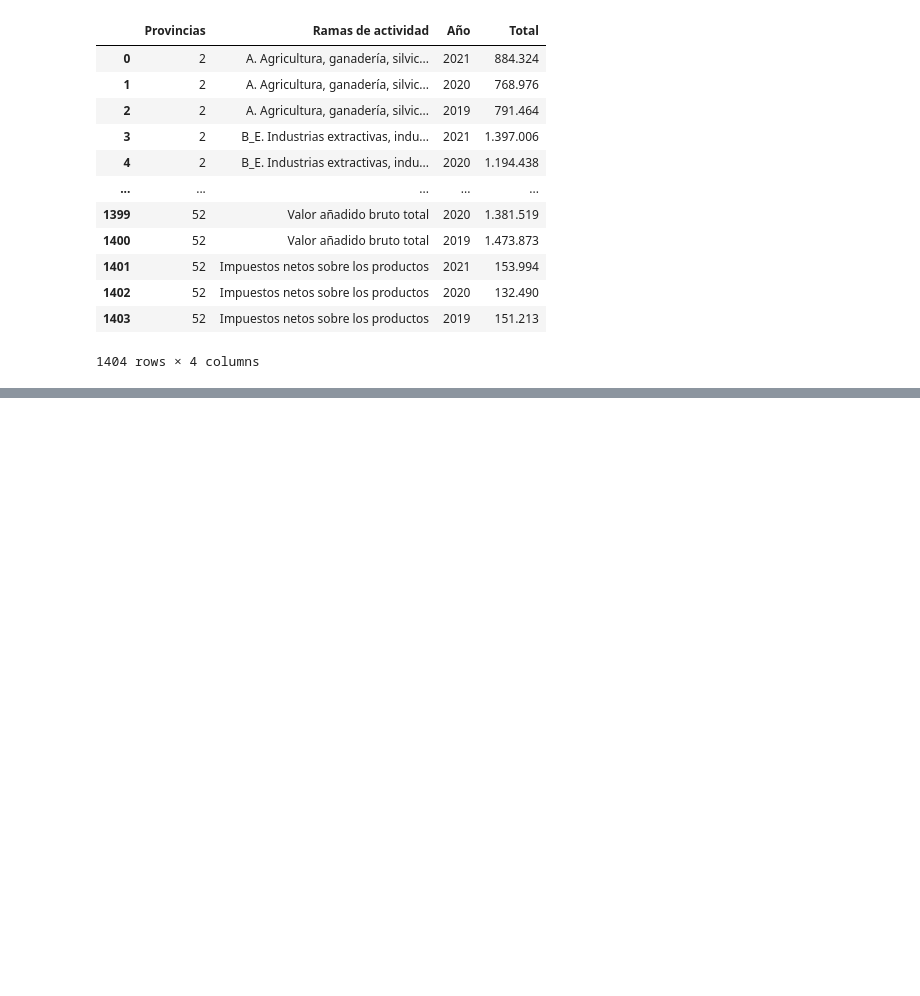
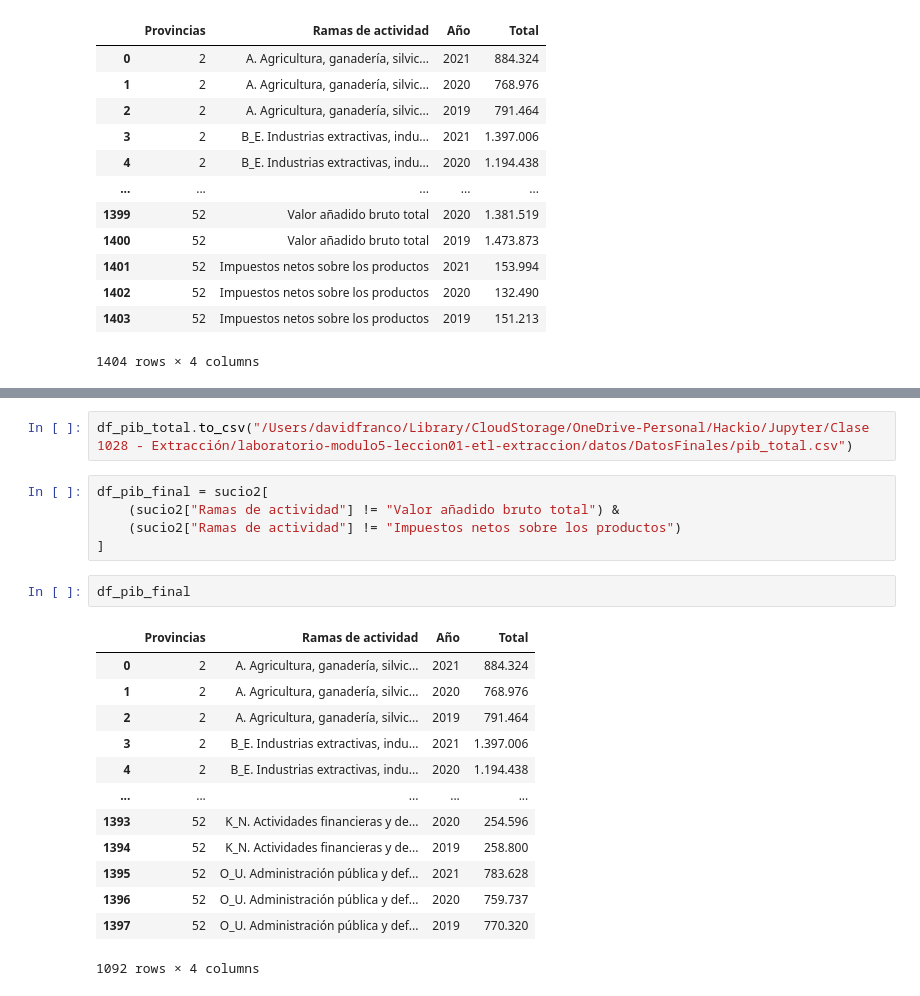
Before and after one commit to davfranco1/laboratorio-modulo5-leccion01-etl-extraccion, a Jupyter notebook: laboratorio-modulo5-leccion02-etl-transformacion.ipynb, the cells around one changed output, grey strips where cells are left out. Drawn from its saved outputs; the diff is of its cells as text; blank space fills up the shorter version.

```diff
--- a/laboratorio-modulo5-leccion02-etl-transformacion.ipynb
+++ b/laboratorio-modulo5-leccion02-etl-transformacion.ipynb
@@ -679,0 +812,23 @@ sucio2
+# %%
+df_pib_total.to_csv("/Users/davidfranco/Library/CloudStorage/OneDrive-Personal/Hackio/Jupyter/Clase 1028 - Extracción/laboratorio-modulo5-leccion01-etl-extraccion/datos/DatosFinales/pib_total.csv")
+# %%
+df_pib_final = sucio2[
+    (sucio2["Ramas de actividad"] != "Valor añadido bruto total") &
+    (sucio2["Ramas de actividad"] != "Impuestos netos sobre los productos")
+]
+# %%
+df_pib_final
+# %% [output]
+|  | Provincias | Ramas de actividad | Año | Total |
+| 0 | 2 | A. Agricultura, ganadería, silvic... | 2021 | 884.324 |
+| 1 | 2 | A. Agricultura, ganadería, silvic... | 2020 | 768.976 |
+| 2 | 2 | A. Agricultura, ganadería, silvic... | 2019 | 791.464 |
+| 3 | 2 | B_E. Industrias extractivas, indu... | 2021 | 1.397.006 |
+| 4 | 2 | B_E. Industrias extractivas, indu... | 2020 | 1.194.438 |
+| ... | ... | ... | ... | ... |
+| 1393 | 52 | K_N. Actividades financieras y de... | 2020 | 254.596 |
+| 1394 | 52 | K_N. Actividades financieras y de... | 2019 | 258.800 |
+| 1395 | 52 | O_U. Administración pública y def... | 2021 | 783.628 |
+| 1396 | 52 | O_U. Administración pública y def... | 2020 | 759.737 |
+| 1397 | 52 | O_U. Administración pública y def... | 2019 | 770.320 |
+1092 rows × 4 columns
```
Also changed, not shown: parts of 37 cells of this notebook, 15 other files.
